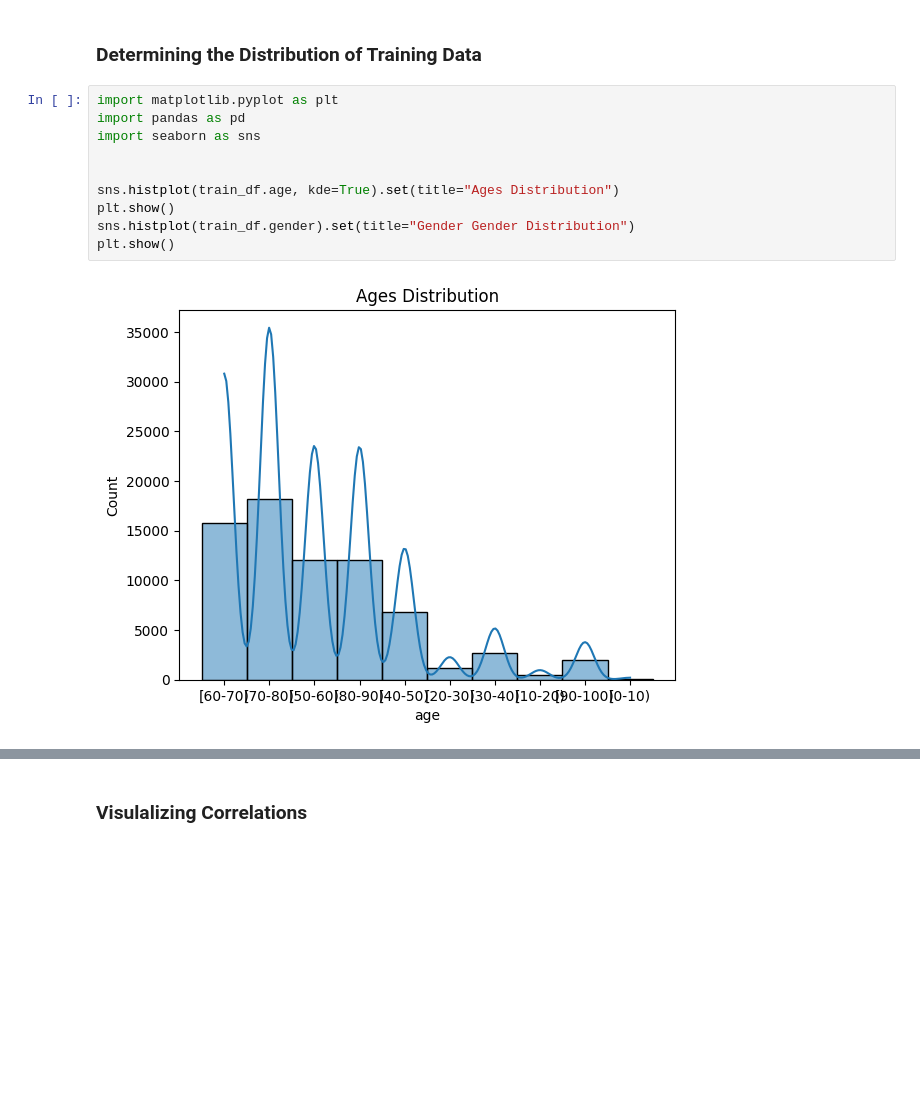
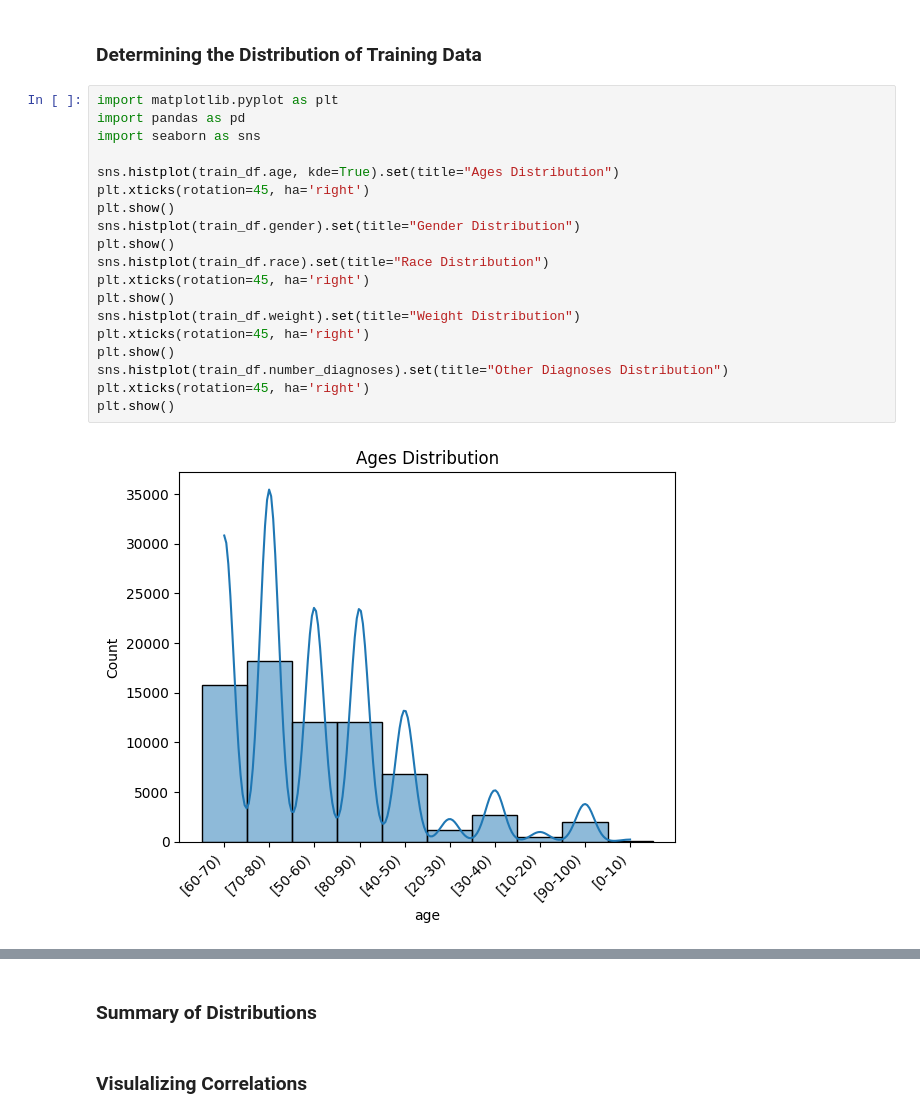
Before and after one commit to SebbeBlom/ml, a Jupyter notebook: src/main.ipynb, the cells around one changed output, grey strips where cells are left out. Saved outputs shown, nothing was run; the diff lists cells and outputs as text; blank space fills up the shorter version.

Commit message:
added plots

```diff
--- a/src/main.ipynb
+++ b/src/main.ipynb
@@ -76,12 +76,21 @@ max           63.000000         19.000000         16.000000
 # %%
 import matplotlib.pyplot as plt
 import pandas as pd
 import seaborn as sns
 
-
 sns.histplot(train_df.age, kde=True).set(title="Ages Distribution")
+plt.xticks(rotation=45, ha='right')
 plt.show()
-sns.histplot(train_df.gender).set(title="Gender Gender Distribution")
+sns.histplot(train_df.gender).set(title="Gender Distribution")
 plt.show()
+sns.histplot(train_df.race).set(title="Race Distribution")
+plt.xticks(rotation=45, ha='right')
+plt.show()
+sns.histplot(train_df.weight).set(title="Weight Distribution")
+plt.xticks(rotation=45, ha='right')
+plt.show()
+sns.histplot(train_df.number_diagnoses).set(title="Other Diagnoses Distribution")
+plt.xticks(rotation=45, ha='right')
+plt.show()
 # %% [output]
-[figure, old version]
+[figure, new version]
@@ -89,2 +101,4 @@ plt.show()
+# %% [markdown]
+### Summary of Distributions
 # %% [markdown]
 ### Visulalizing Correlations
```
Also changed, not shown: parts of 5 cells of this notebook.
